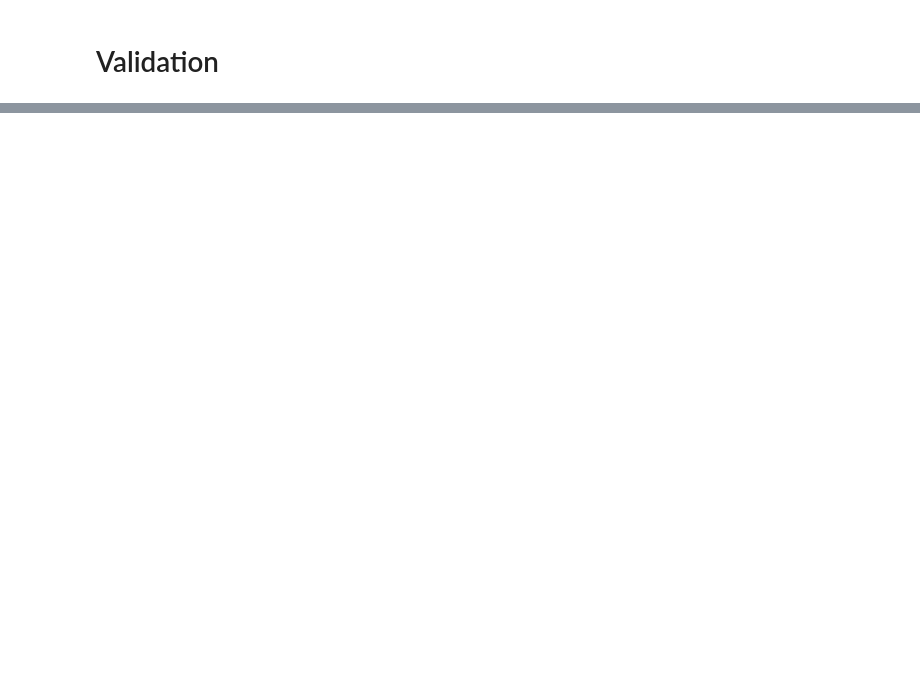
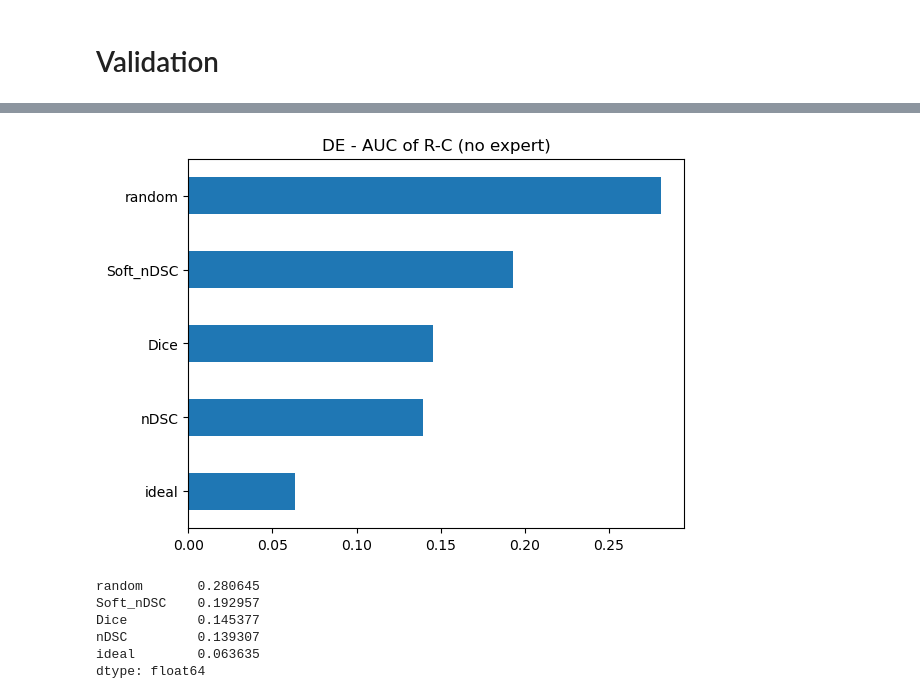
Before and after one commit to Brunolcb/masters_thesis, a Jupyter notebook: uncertainty.ipynb, the cells around one changed output, grey strips where cells are left out. Saved outputs shown, nothing was run; the diff lists cells and outputs as text; code cells hidden in the pictures; blank space fills up the shorter version.

```diff
--- a/uncertainty.ipynb
+++ b/uncertainty.ipynb
@@ -213 +232,47 @@ mMI            0.437412
 dtype: float64
+# %%
+agreement_metrics = {'nDSC': lambda *args: -dice_norm_metric(*args),
+                     'Soft_nDSC': lambda *args: -soft_dice_norm_metric(*args),
+                     'Dice': lambda *args: -dice_coef(*args),}
+
+de_pred_uncertainties = dict()
+de_pred_aucs = dict()
+with np.load(de_validation_fpath) as data:
+    Y_hat = data['y_hat']
+    targets = data['y']
+
+    for metric_name, metric in agreement_metrics.items():
+        uncertainties = apply_pred_agreement_metric(Y_hat, de_preds, metric)
+        de_pred_uncertainties[metric_name] = uncertainties
+
+        coverages, risks, _ = rc_curve(-uncertainties, de_ndsc_scores,
+                                       expert=False)
+        de_pred_aucs[metric_name] = auc(coverages, risks)
+
+# ideal uncertainty estimation
+coverages, risks, _ = rc_curve(de_ndsc_scores, de_ndsc_scores,
+                                expert=False)
+de_pred_aucs['ideal'] = auc(coverages, risks)
+
+# naive (random) uncertainty estimation
+naive_risks = np.zeros(de_ndsc_scores.shape)
+n_random = 10
+for _ in range(n_random):
+    coverages, risks, _ = rc_curve(np.random.rand(*de_ndsc_scores.shape),
+                                de_ndsc_scores, expert=False)
+    naive_risks += risks / n_random
+de_pred_aucs['random'] = auc(coverages, naive_risks)
+
+pred_aucs = pd.Series(de_pred_aucs).sort_values()
+pred_aucs.plot.barh()
+plt.title("DE - AUC of R-C (no expert)")
+plt.show()
+pred_aucs.sort_values(ascending=False)
+# %% [output]
+[figure, added]
+random       0.280645
+Soft_nDSC    0.192957
+Dice         0.145377
+nDSC         0.139307
+ideal        0.063635
+dtype: float64
```
Also changed, not shown: parts of 10 cells of this notebook, 2 other files.
